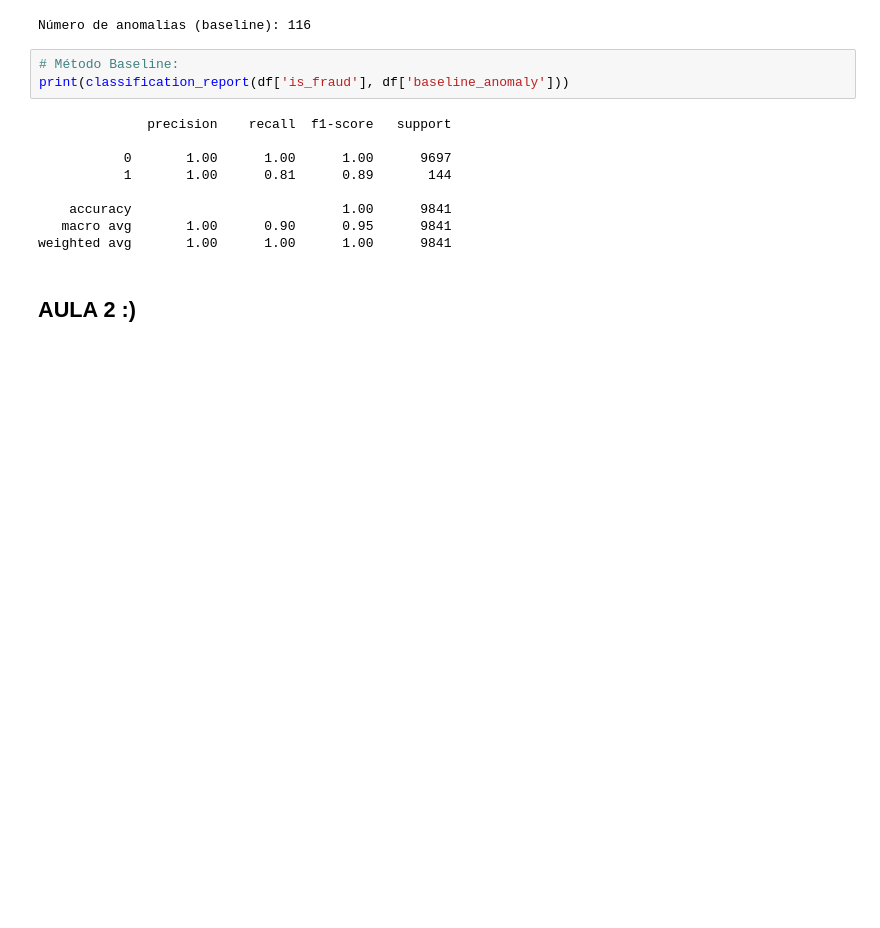
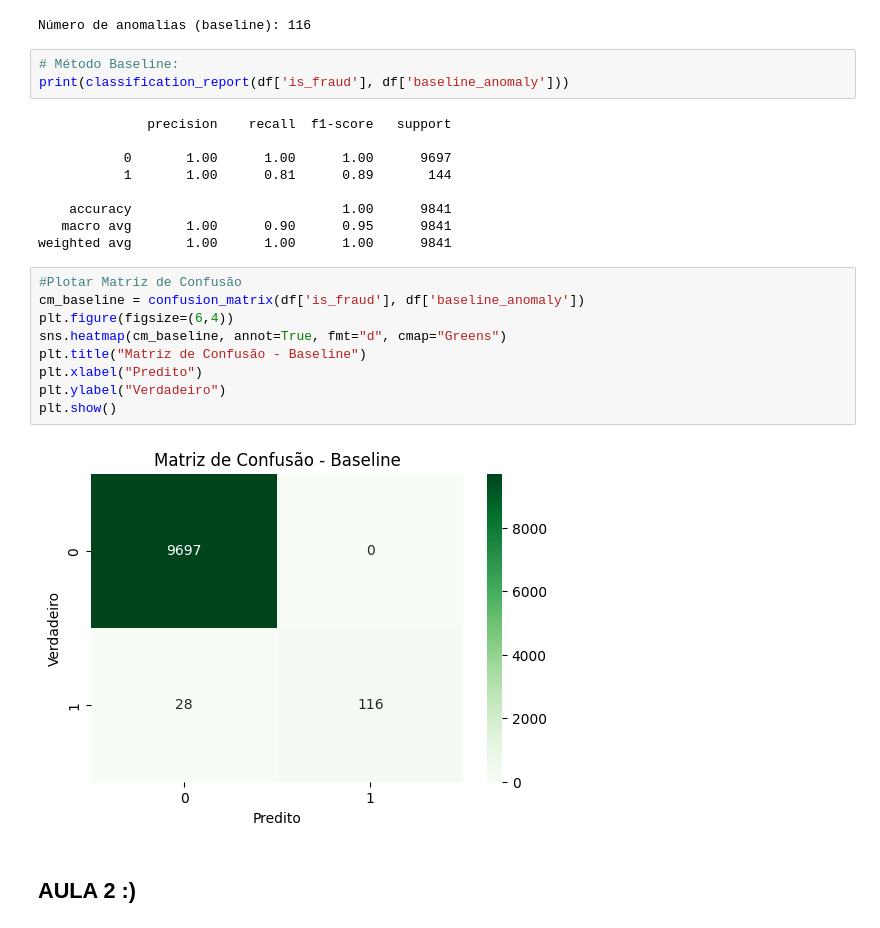
Before and after one commit to lucaschini/cripto-fraud-analysis, a Jupyter notebook: Crypto_EBAC_2025.ipynb, the cells around one changed output. Saved outputs shown, nothing was run; the diff lists cells and outputs as text; blank space fills up the shorter version.

```diff
--- a/Crypto_EBAC_2025.ipynb
+++ b/Crypto_EBAC_2025.ipynb
@@ -169,5 +170,16 @@ print(classification_report(df['is_fraud'], df['baseline_anomaly']))
     accuracy                           1.00      9841
    macro avg       1.00      0.90      0.95      9841
 weighted avg       1.00      1.00      1.00      9841
+# %%
+#Plotar Matriz de Confusão
+cm_baseline = confusion_matrix(df['is_fraud'], df['baseline_anomaly'])
+plt.figure(figsize=(6,4))
+sns.heatmap(cm_baseline, annot=True, fmt="d", cmap="Greens")
+plt.title("Matriz de Confusão - Baseline")
+plt.xlabel("Predito")
+plt.ylabel("Verdadeiro")
+plt.show()
+# %% [output]
+[figure, added]
 # %% [markdown]
 ## **AULA 2 :)**
```
Also changed, not shown: parts of 11 cells of this notebook.
